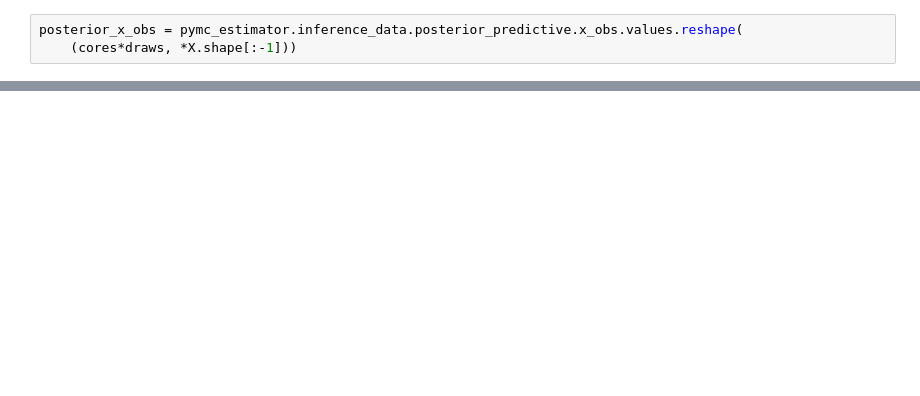
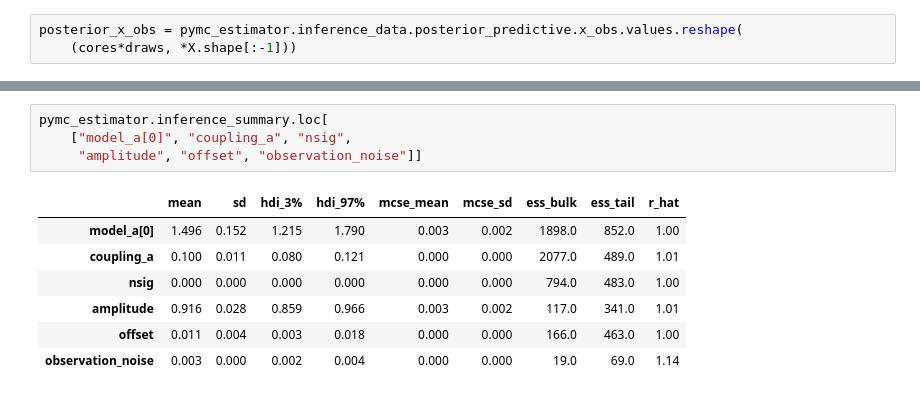
Before and after one commit to the-virtual-brain/tvb-inversion, a Jupyter notebook: notebooks/04_pymc3_inference_uninformative_builders.ipynb, the cells around one changed output, grey strips where cells are left out. Saved outputs shown, nothing was run; the diff lists cells and outputs as text; blank space fills up the shorter version.

```diff
--- a/notebooks/04_pymc3_inference_uninformative_builders.ipynb
+++ b/notebooks/04_pymc3_inference_uninformative_builders.ipynb
@@ -214,3 +248,15 @@ pymc_estimator.inference_summary.loc[
+# %%
+pymc_estimator.inference_summary.loc[
+    ["model_a[0]", "coupling_a", "nsig",
+     "amplitude", "offset", "observation_noise"]]
+# %% [output]
+|  | mean | sd | hdi_3% | hdi_97% | mcse_mean | mcse_sd | ess_bulk | ess_tail | r_hat |
+| model_a[0] | 1.496 | 0.152 | 1.215 | 1.790 | 0.003 | 0.002 | 1898.0 | 852.0 | 1.00 |
+| coupling_a | 0.100 | 0.011 | 0.080 | 0.121 | 0.000 | 0.000 | 2077.0 | 489.0 | 1.01 |
+| nsig | 0.000 | 0.000 | 0.000 | 0.000 | 0.000 | 0.000 | 794.0 | 483.0 | 1.00 |
+| amplitude | 0.916 | 0.028 | 0.859 | 0.966 | 0.003 | 0.002 | 117.0 | 341.0 | 1.01 |
+| offset | 0.011 | 0.004 | 0.003 | 0.018 | 0.000 | 0.000 | 166.0 | 463.0 | 1.00 |
+| observation_noise | 0.003 | 0.000 | 0.002 | 0.004 | 0.000 | 0.000 | 19.0 | 69.0 | 1.14 |
 # %%
 pymc_estimator.inference_summary.loc[
     pymc_estimator.inference_summary.index.str.contains("x_init_star")].describe()
```
Also changed, not shown: parts of 11 cells of this notebook, 7 other files.
